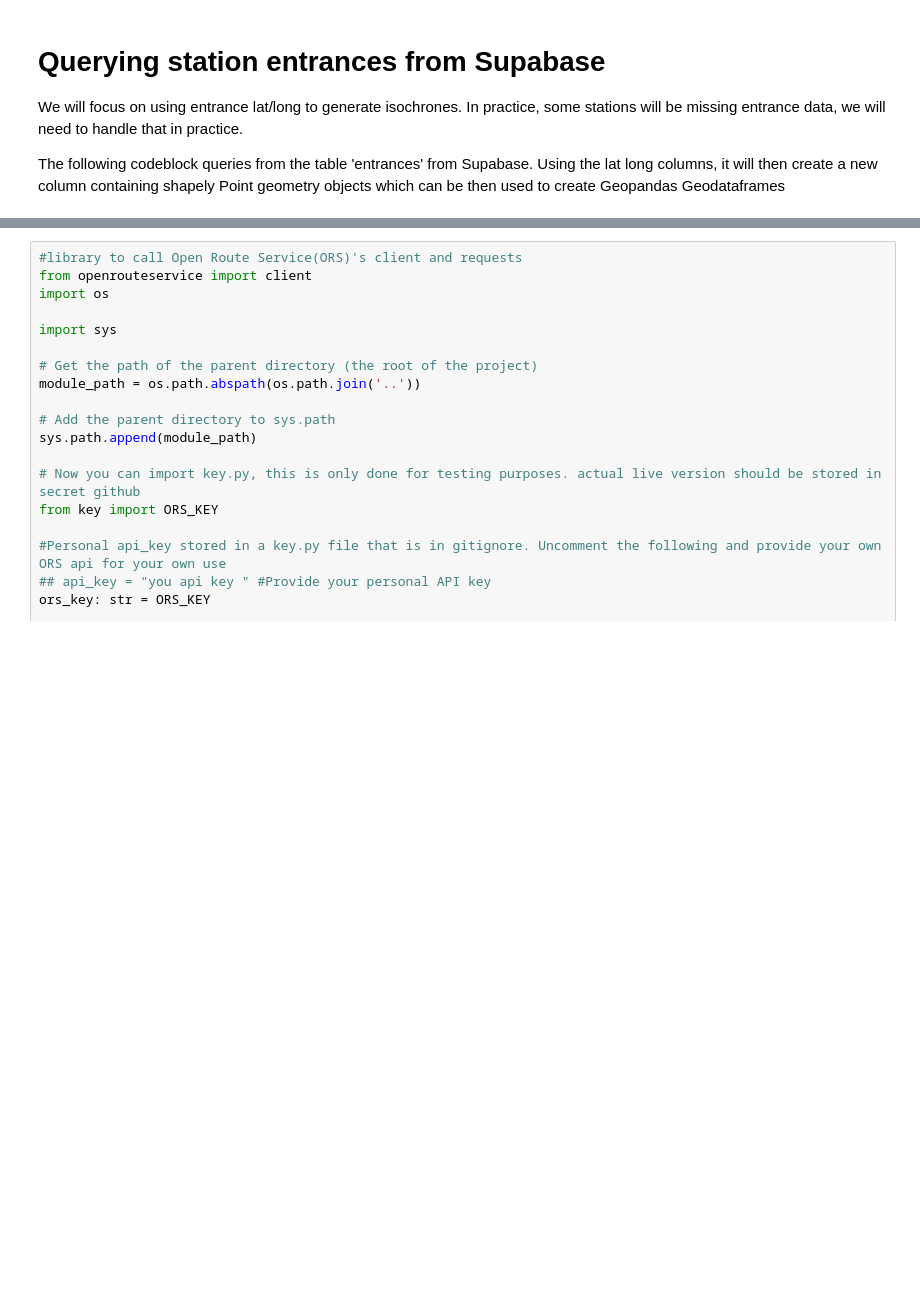
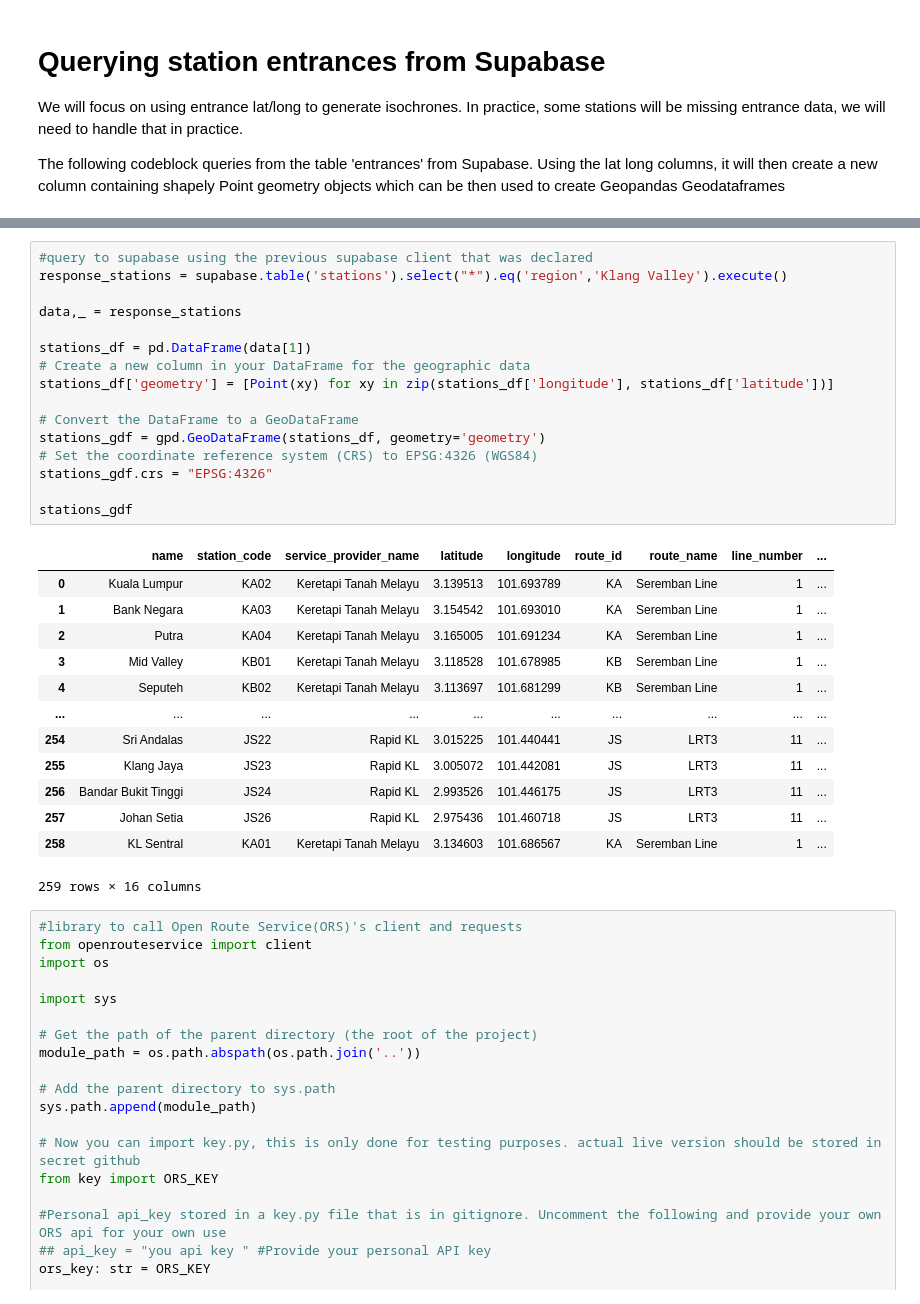
Before and after one commit to nabilersyad/transit-stations-database, a Jupyter notebook: notebooks/7_station-isochrone-generation.ipynb, the cells around one changed output, grey strips where cells are left out. Drawn from its saved outputs; the diff is of its cells as text; blank space fills up the shorter version.

Commit message:
new notebook to query stations

```diff
--- a/notebooks/6_isochrone-generation.ipynb
+++ b/notebooks/7_station-isochrone-generation.ipynb
@@ -52,6 +55,36 @@ entrances_gdf
 | 292 | 12182196430 | 101.727145 | 3.123381 | None | None | POINT (101.72714 3.12338) |
 | 293 | 12191934049 | 101.738876 | 3.130343 | None | None | POINT (101.73888 3.13034) |
 294 rows × 6 columns
+# %%
+#query to supabase using the previous supabase client that was declared
+response_stations = supabase.table('stations').select("*").eq('region','Klang Valley').execute()
+
+data,_ = response_stations
+
+stations_df = pd.DataFrame(data[1])
+# Create a new column in your DataFrame for the geographic data
+stations_df['geometry'] = [Point(xy) for xy in zip(stations_df['longitude'], stations_df['latitude'])]
+
+# Convert the DataFrame to a GeoDataFrame
+stations_gdf = gpd.GeoDataFrame(stations_df, geometry='geometry')
+# Set the coordinate reference system (CRS) to EPSG:4326 (WGS84)
+stations_gdf.crs = "EPSG:4326"
+
+stations_gdf
+# %% [output]
+|  | name | station_code | service_provider_name | latitude | longitude | route_id | route_name | line_number | ... |
+| 0 | Kuala Lumpur | KA02 | Keretapi Tanah Melayu | 3.139513 | 101.693789 | KA | Seremban Line | 1 | ... |
+| 1 | Bank Negara | KA03 | Keretapi Tanah Melayu | 3.154542 | 101.693010 | KA | Seremban Line | 1 | ... |
+| 2 | Putra | KA04 | Keretapi Tanah Melayu | 3.165005 | 101.691234 | KA | Seremban Line | 1 | ... |
+| 3 | Mid Valley | KB01 | Keretapi Tanah Melayu | 3.118528 | 101.678985 | KB | Seremban Line | 1 | ... |
+| 4 | Seputeh | KB02 | Keretapi Tanah Melayu | 3.113697 | 101.681299 | KB | Seremban Line | 1 | ... |
+| ... | ... | ... | ... | ... | ... | ... | ... | ... | ... |
+| 254 | Sri Andalas | JS22 | Rapid KL | 3.015225 | 101.440441 | JS | LRT3 | 11 | ... |
+| 255 | Klang Jaya | JS23 | Rapid KL | 3.005072 | 101.442081 | JS | LRT3 | 11 | ... |
+| 256 | Bandar Bukit Tinggi | JS24 | Rapid KL | 2.993526 | 101.446175 | JS | LRT3 | 11 | ... |
+| 257 | Johan Setia | JS26 | Rapid KL | 2.975436 | 101.460718 | JS | LRT3 | 11 | ... |
+| 258 | KL Sentral | KA01 | Keretapi Tanah Melayu | 3.134603 | 101.686567 | KA | Seremban Line | 1 | ... |
+259 rows × 16 columns
 # %%
 #library to call Open Route Service(ORS)'s client and requests
 from openrouteservice import client
```
Also changed, not shown: parts of 3 cells of this notebook.
